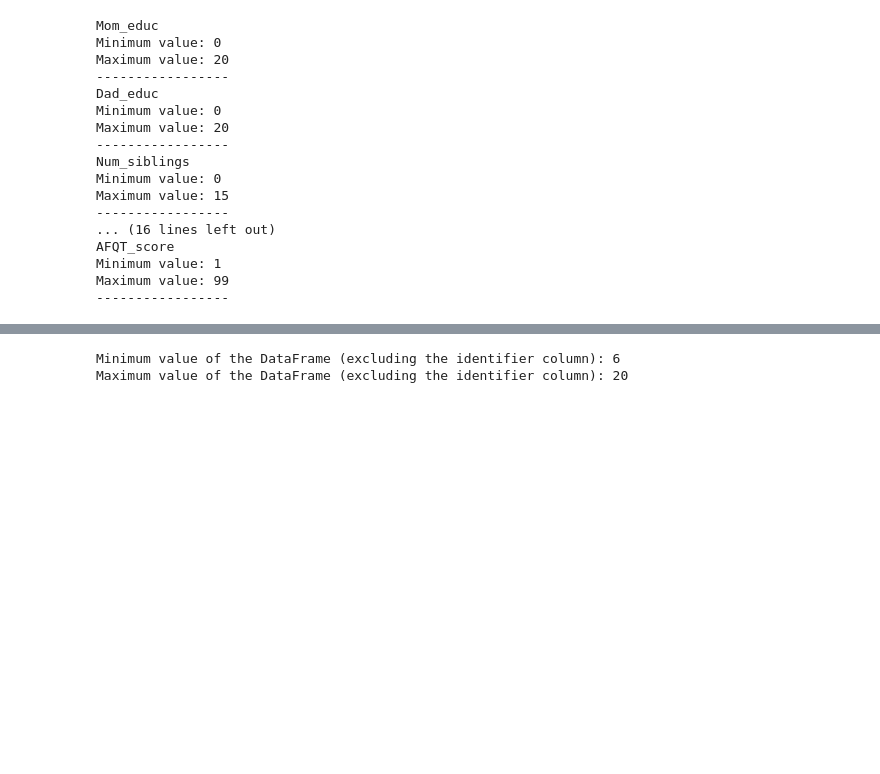
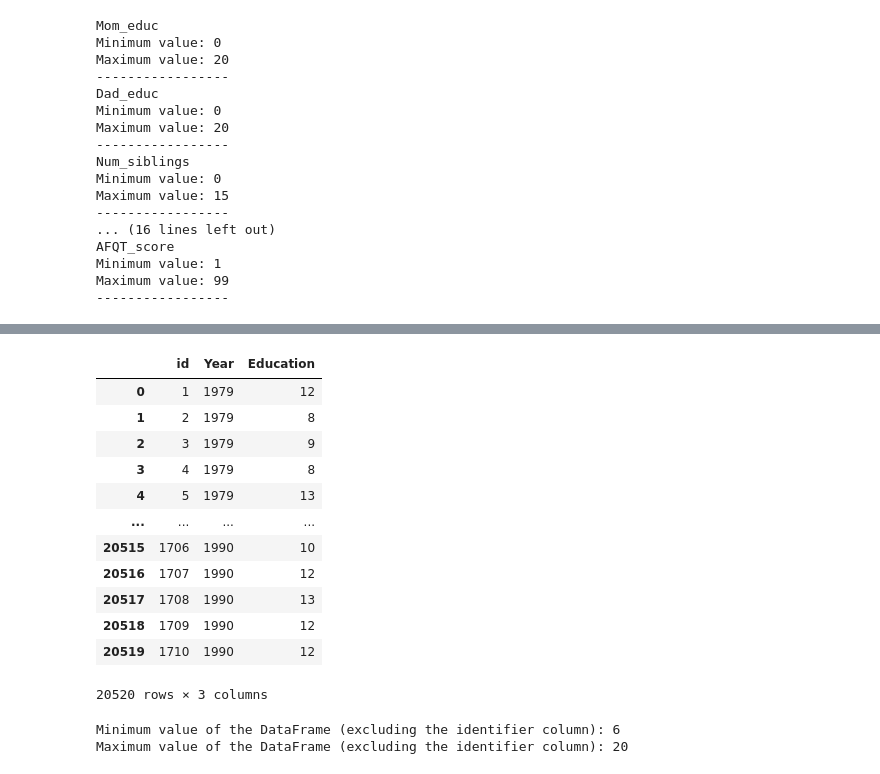
Before and after one commit to fls808/Dynamic-Programming, a Jupyter notebook: Data.ipynb, the cells around one changed output, grey strips where cells are left out. Cells and saved outputs as stored; diff of their text form; code cells hidden in the pictures; blank space fills up the shorter version.

```diff
--- a/Data.ipynb
+++ b/Data.ipynb
@@ -126,3 +163,23 @@ edu
+# %%
+edu.index.name = 'id'
+
+panel_edu = edu.reset_index().melt(id_vars='id', var_name='Year', value_name='Education')
+#panel_edu = panel_edu.drop(columns='id')
+panel_edu
+# %% [output]
+|  | id | Year | Education |
+| 0 | 1 | 1979 | 12 |
+| 1 | 2 | 1979 | 8 |
+| 2 | 3 | 1979 | 9 |
+| 3 | 4 | 1979 | 8 |
+| 4 | 5 | 1979 | 13 |
+| ... | ... | ... | ... |
+| 20515 | 1706 | 1990 | 10 |
+| 20516 | 1707 | 1990 | 12 |
+| 20517 | 1708 | 1990 | 13 |
+| 20518 | 1709 | 1990 | 12 |
+| 20519 | 1710 | 1990 | 12 |
+20520 rows × 3 columns
 # %%
 # Find the minimum value of the DataFrame excluding the first column
 min_value = edu.iloc[:, 1:].values.min()
```
Also changed, not shown: parts of 7 cells of this notebook, 1 other file.
